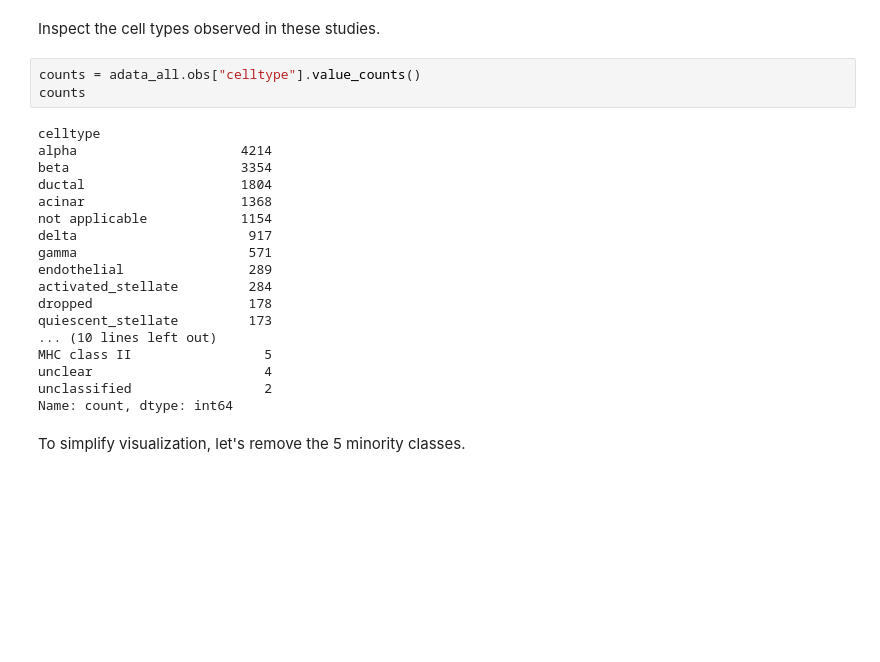
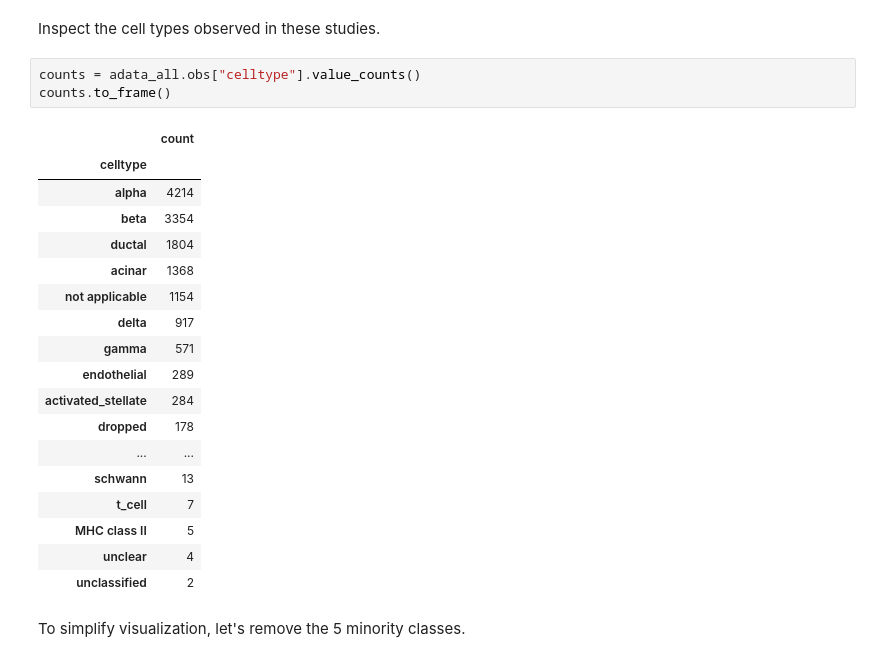
Before and after one commit to scverse/scanpy-tutorials, a Jupyter notebook: integrating-data-using-ingest.ipynb, the cells around one changed output. Drawn from its saved outputs; the diff is of its cells as text; blank space fills up the shorter version.

```diff
--- a/integrating-data-using-ingest.ipynb
+++ b/integrating-data-using-ingest.ipynb
@@ -148,25 +148,26 @@ adata_all.shape
 Inspect the cell types observed in these studies.
 # %%
 counts = adata_all.obs["celltype"].value_counts()
-counts
+counts.to_frame()
 # %% [output]
-celltype
-alpha                     4214
-beta                      3354
-ductal                    1804
-acinar                    1368
-not applicable            1154
-delta                      917
-gamma                      571
-endothelial                289
-activated_stellate         284
-dropped                    178
-quiescent_stellate         173
-... (10 lines left out)
-MHC class II                 5
-unclear                      4
-unclassified                 2
-Name: count, dtype: int64
+|  | count |
+| celltype |  |
+| alpha | 4214 |
+| beta | 3354 |
+| ductal | 1804 |
+| acinar | 1368 |
+| not applicable | 1154 |
+| delta | 917 |
+| gamma | 571 |
+| endothelial | 289 |
+| activated_stellate | 284 |
+| dropped | 178 |
+| ... | ... |
+| schwann | 13 |
+| t_cell | 7 |
+| MHC class II | 5 |
+| unclear | 4 |
+| unclassified | 2 |
 # %% [markdown]
 To simplify visualization, let's remove the 5 minority classes.
 # %%
```
Also changed, not shown: parts of 6 cells of this notebook.
